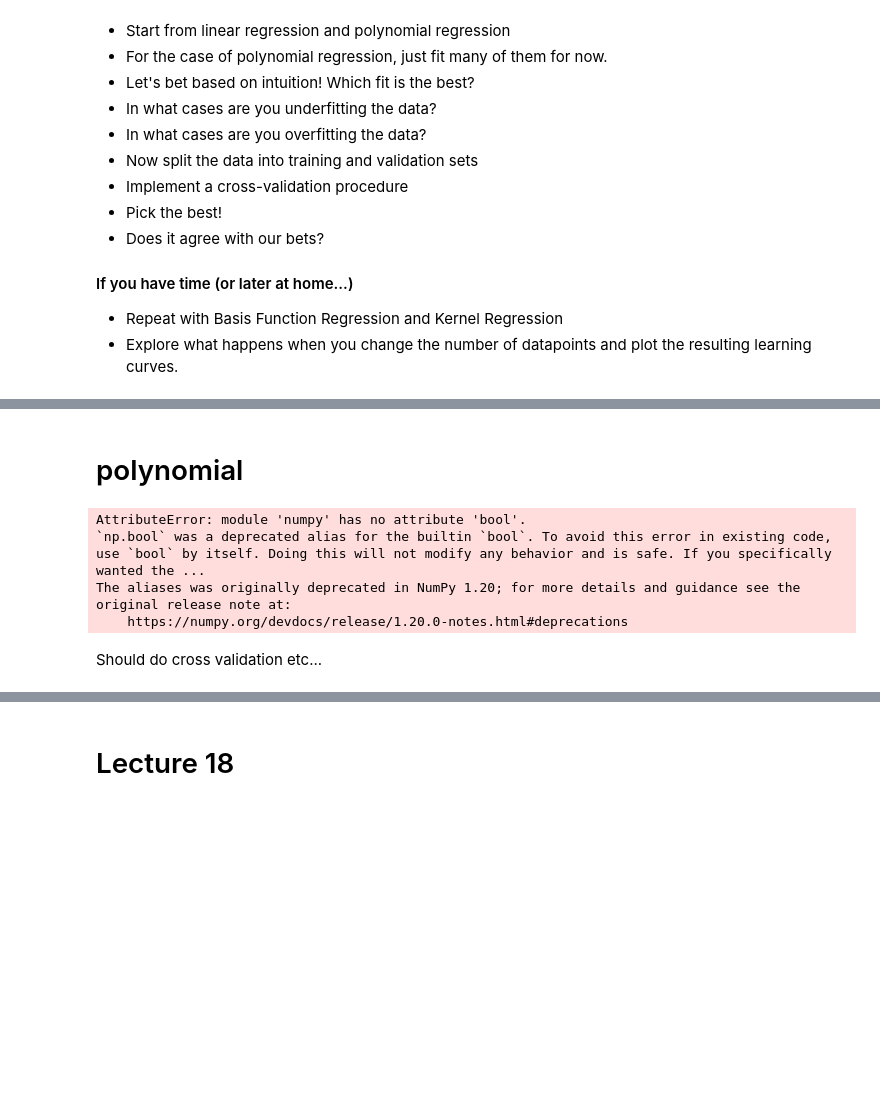
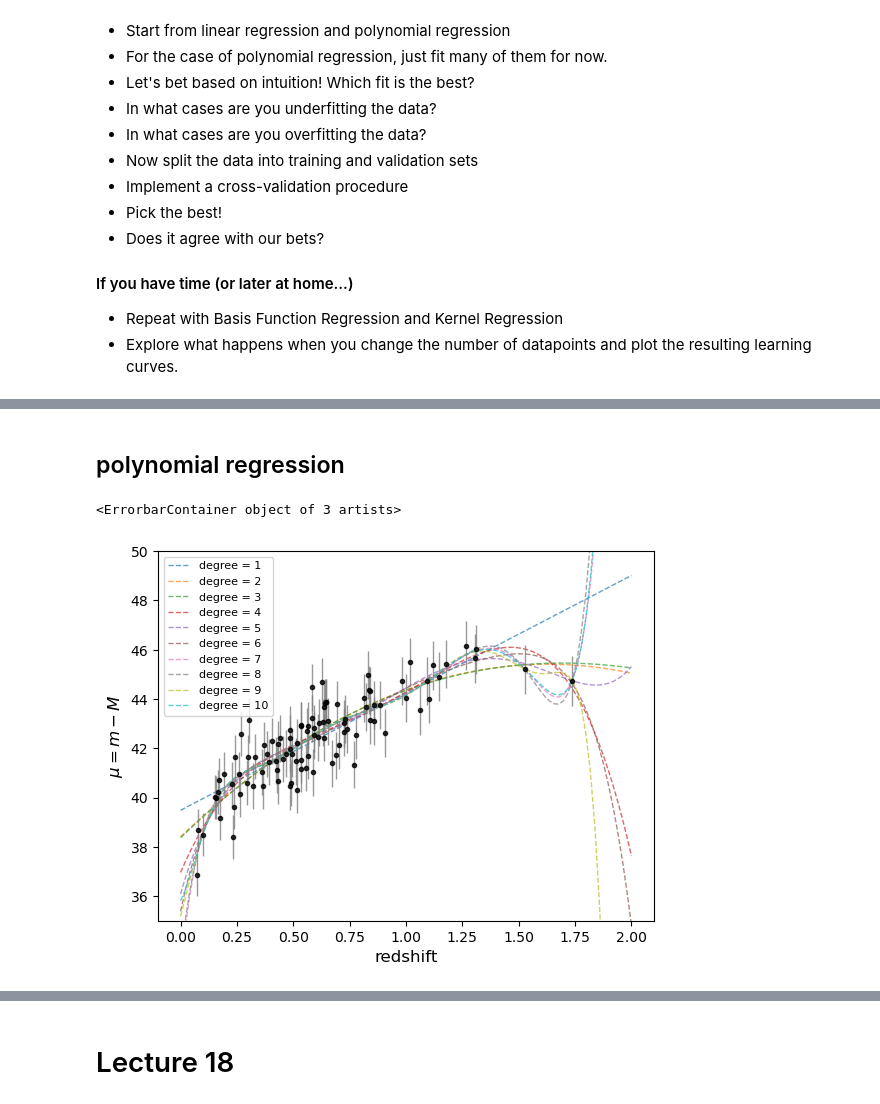
Before and after one commit to malvibellotti/astrostatistics_bicocca_2024, a Jupyter notebook: working/lecture_17_18.ipynb, the cells around one changed output, grey strips where cells are left out. Saved outputs shown, nothing was run; the diff lists cells and outputs as text; code cells hidden in the pictures; blank space fills up the shorter version.

```diff
--- a/working/lecture_17_18.ipynb
+++ b/working/lecture_17_18.ipynb
@@ -83,33 +113,25 @@ plt.show()
 # %% [markdown]
-# polynomial
+## polynomial regression
 # %%
-# Typical call
 from astroML.linear_model import PolynomialRegression
 
 
-degree = 3
-model = PolynomialRegression(degree) # fit 3rd degree polynomial
-model.fit(X, y)
+colors = sns.color_palette()
+for degree in range(1, 11):
+    color_= colors[degree - 1]
+    model = PolynomialRegression(degree)
+    model.fit(x, y, dmu)
+    y_pred = model.predict(x_grid)
+    n_constraints = degree + 1
 
-y_pred = model.predict(X_grid)
-n_constraints = degree + 1
+    plt.plot(x_grid, y_pred,linestyle = "--", color= color_,alpha = 0.7, linewidth=1, label="degree = %i" % degree)
+    plt.xlabel("redshift", fontsize=12)
+    plt.ylabel("$\mu = m-M$", fontsize=12)
+    plt.legend(loc="upper left", fontsize=8)
+    #plt.xlim(0,1.8)
+    plt.ylim(35,50)
 
-#print(X_grid,y_pred)
-print(model.coef_)
-
-
-
-plt.plot(X_grid, y_pred, "r--", linewidth=2, label="Predictions")
-plt.errorbar(X, y, dmu, fmt='.k', ecolor='gray', lw=1,label='data')
-
-plt.xlabel("$x$", fontsize=18)
-plt.ylabel("$y$", rotation=0, fontsize=18)
-plt.legend(loc="upper left", fontsize=14)
-plt.show()
+plt.errorbar(x, y, dmu, fmt='.k', ecolor='gray', alpha = 0.8, lw=1,label='data')
 # %% [output]
-AttributeError: module 'numpy' has no attribute 'bool'.
-`np.bool` was a deprecated alias for the builtin `bool`. To avoid this error in existing code, use `bool` by itself. Doing this will not modify any behavior and is safe. If you specifically wanted the ...
-The aliases was originally deprecated in NumPy 1.20; for more details and guidance see the original release note at:
-    https://numpy.org/devdocs/release/1.20.0-notes.html#deprecations
+<ErrorbarContainer object of 3 artists>
+[figure, added]
-# %% [markdown]
-Should do cross validation etc...
```
Also changed, not shown: parts of 24 cells of this notebook.
